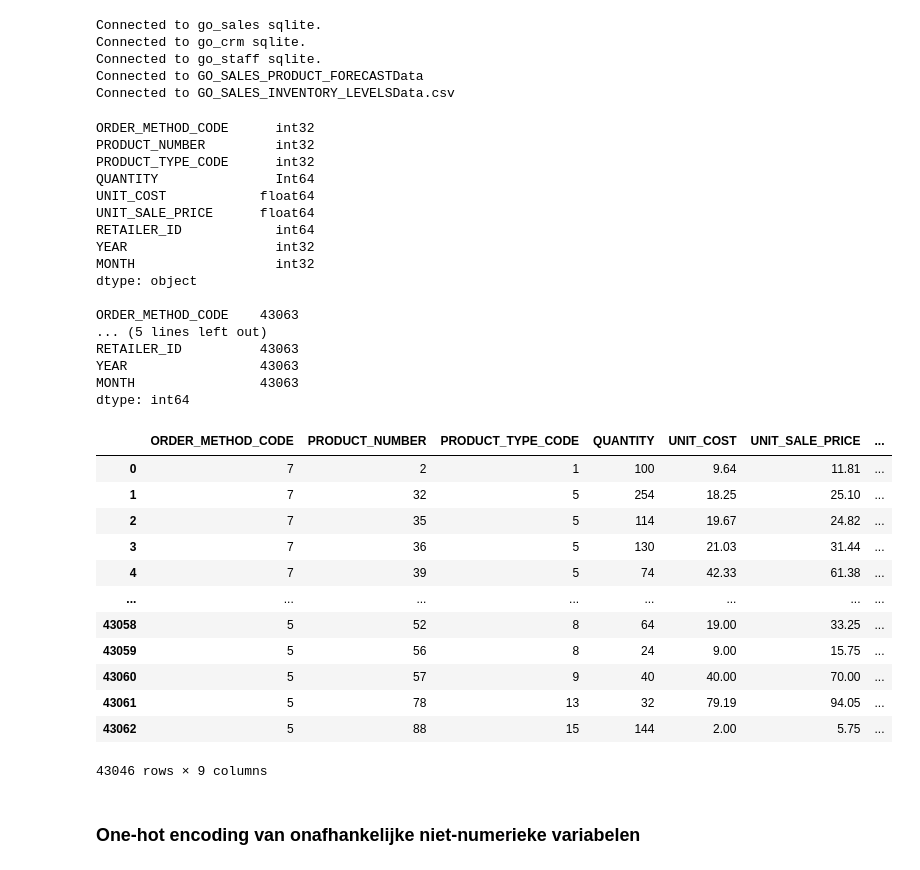
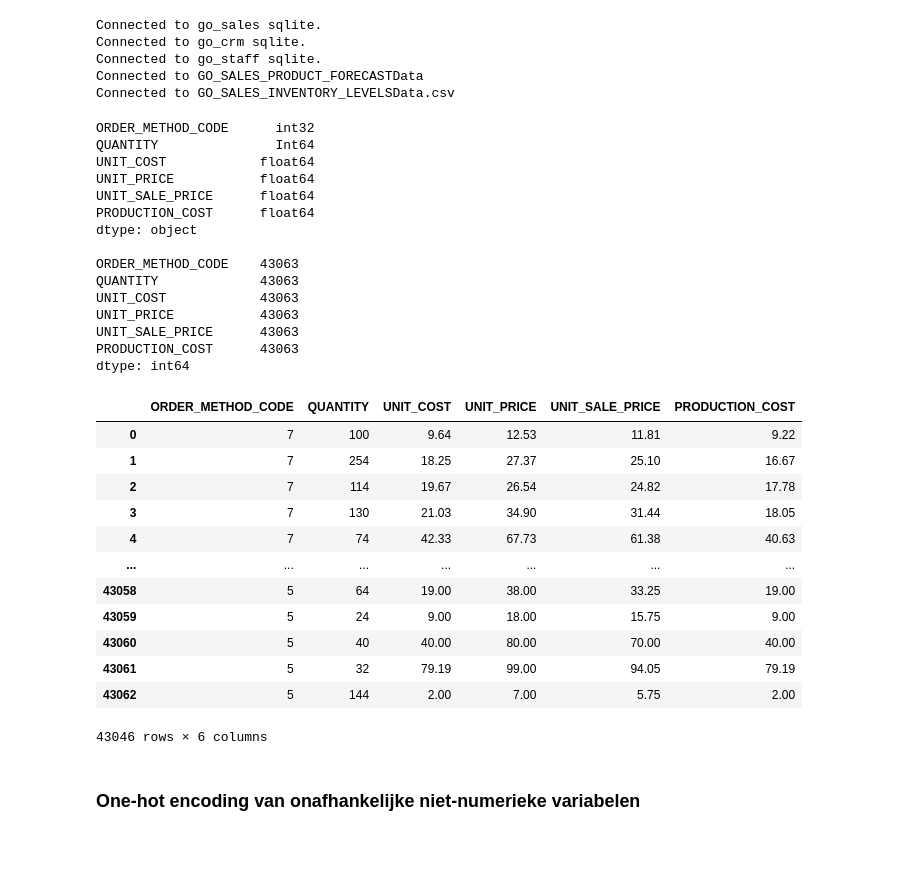
Before and after one commit to DKnightAnon/DEDS_repository, a Jupyter notebook: Week 8/Practicum_8.1_Regressiemodellen.ipynb, the cells around one changed output. Drawn from its saved outputs; the diff is of its cells as text; code cells hidden in the pictures.

```diff
--- a/Week 8/Practicum_8.1_Regressiemodellen.ipynb
+++ b/Week 8/Practicum_8.1_Regressiemodellen.ipynb
@@ -114,65 +116,80 @@ dataset["ORDER_METHOD_CODE"] = dataset["ORDER_METHOD_CODE"].astype(int)
 dataset["PRODUCT_TYPE_CODE"] = dataset["PRODUCT_TYPE_CODE"].astype(int)
 dataset["UNIT_COST"] = dataset["UNIT_COST"].astype(float)
 dataset["UNIT_SALE_PRICE"] = dataset["UNIT_SALE_PRICE"].astype(float)
+dataset["UNIT_PRICE"] = dataset["UNIT_PRICE"].astype(float)
+dataset["PRODUCTION_COST"] = dataset["PRODUCTION_COST"].astype(float)
+
+
+# dataset["ORDER_DATE"] = pd.to_datetime(dataset["ORDER_DATE"]).dt.date
 
 # probeer lijst van unieke retailer_names op te vragen en te mappen naar int voor in regressiemodel
 retailers = pd.DataFrame(dataset["RETAILER_NAME"])
 retailers = retailers.drop_duplicates()
 retailers["RETAILER_ID"] = pd.factorize(retailers['RETAILER_NAME'].tolist())[0]
 
 
 
 dataset = pd.merge(dataset, retailers, left_on="RETAILER_NAME", how="inner", right_on="RETAILER_NAME")
 
-dataset = dataset.loc[:,["ORDER_DATE","ORDER_METHOD_CODE","PRODUCT_NUMBER","PRODUCT_TYPE_CODE","QUANTITY", "UNIT_COST","UNIT_SALE_PRICE", "RETAILER_ID"]]
-dataset["YEAR"] = pd.DatetimeIndex(dataset["ORDER_DATE"]).year
-dataset["MONTH"] = pd.DatetimeIndex(dataset["ORDER_DATE"]).month
-dataset = dataset.drop(["ORDER_DATE"], axis=1)
+dataset = dataset.loc[:,[
+    # "ORDER_DATE",
+    "ORDER_METHOD_CODE",
+    # "PRODUCT_NUMBER",
+    # "PRODUCT_TYPE_CODE",
+    "QUANTITY",
+    "UNIT_COST",
+    "UNIT_PRICE",
+    "UNIT_SALE_PRICE",
+    "PRODUCTION_COST"
+    # "RETAILER_ID"
+    ]
+                      ]
+# dataset["YEAR"] = pd.DatetimeIndex(dataset["ORDER_DATE"]).year
+# dataset["MONTH"] = pd.DatetimeIndex(dataset["ORDER_DATE"]).month
+# dataset = dataset.drop(["ORDER_DATE"], axis=1)
 
 # dataset = dataset.groupby(["PRODUCT_NUMBER","YEAR","MONTH"]).sum()
 
 # dataset = dataset.loc[(dataset["YEAR"]==2020),:]
 # dataset = dataset.loc[(dataset["YEAR"]==2021),:]
 # dataset = dataset.loc[(dataset["YEAR"]==2022),:]
 
 print(dataset.dtypes)
 print()
 print(dataset.count())
 
 dataset = dataset.loc[(dataset["QUANTITY"]<=800),:]
 
 display(dataset)
 # %% [output]
 ORDER_METHOD_CODE      int32
-PRODUCT_NUMBER         int32
-PRODUCT_TYPE_CODE      int32
 QUANTITY               Int64
 UNIT_COST            float64
+UNIT_PRICE           float64
 UNIT_SALE_PRICE      float64
-RETAILER_ID            int64
-YEAR                   int32
-MONTH                  int32
+PRODUCTION_COST      float64
 dtype: object
 
 ORDER_METHOD_CODE    43063
-... (5 lines left out)
-RETAILER_ID          43063
-YEAR                 43063
-MONTH                43063
+QUANTITY             43063
+UNIT_COST            43063
+UNIT_PRICE           43063
+UNIT_SALE_PRICE      43063
+PRODUCTION_COST      43063
 dtype: int64
-|  | ORDER_METHOD_CODE | PRODUCT_NUMBER | PRODUCT_TYPE_CODE | QUANTITY | UNIT_COST | UNIT_SALE_PRICE | ... |
-| 0 | 7 | 2 | 1 | 100 | 9.64 | 11.81 | ... |
-| 1 | 7 | 32 | 5 | 254 | 18.25 | 25.10 | ... |
-| 2 | 7 | 35 | 5 | 114 | 19.67 | 24.82 | ... |
-| 3 | 7 | 36 | 5 | 130 | 21.03 | 31.44 | ... |
-| 4 | 7 | 39 | 5 | 74 | 42.33 | 61.38 | ... |
-| ... | ... | ... | ... | ... | ... | ... | ... |
-| 43058 | 5 | 52 | 8 | 64 | 19.00 | 33.25 | ... |
-| 43059 | 5 | 56 | 8 | 24 | 9.00 | 15.75 | ... |
-| 43060 | 5 | 57 | 9 | 40 | 40.00 | 70.00 | ... |
-| 43061 | 5 | 78 | 13 | 32 | 79.19 | 94.05 | ... |
-| 43062 | 5 | 88 | 15 | 144 | 2.00 | 5.75 | ... |
+|  | ORDER_METHOD_CODE | QUANTITY | UNIT_COST | UNIT_PRICE | UNIT_SALE_PRICE | PRODUCTION_COST |
+| 0 | 7 | 100 | 9.64 | 12.53 | 11.81 | 9.22 |
+| 1 | 7 | 254 | 18.25 | 27.37 | 25.10 | 16.67 |
+| 2 | 7 | 114 | 19.67 | 26.54 | 24.82 | 17.78 |
+| 3 | 7 | 130 | 21.03 | 34.90 | 31.44 | 18.05 |
+| 4 | 7 | 74 | 42.33 | 67.73 | 61.38 | 40.63 |
+| ... | ... | ... | ... | ... | ... | ... |
+| 43058 | 5 | 64 | 19.00 | 38.00 | 33.25 | 19.00 |
+| 43059 | 5 | 24 | 9.00 | 18.00 | 15.75 | 9.00 |
+| 43060 | 5 | 40 | 40.00 | 80.00 | 70.00 | 40.00 |
+| 43061 | 5 | 32 | 79.19 | 99.00 | 94.05 | 79.19 |
+| 43062 | 5 | 144 | 2.00 | 7.00 | 5.75 | 2.00 |
-43046 rows × 9 columns
+43046 rows × 6 columns
 # %% [markdown]
 ### One-hot encoding van onafhankelijke niet-numerieke variabelen
 # %%
```
Also changed, not shown: parts of 19 cells of this notebook, 3 other files.
